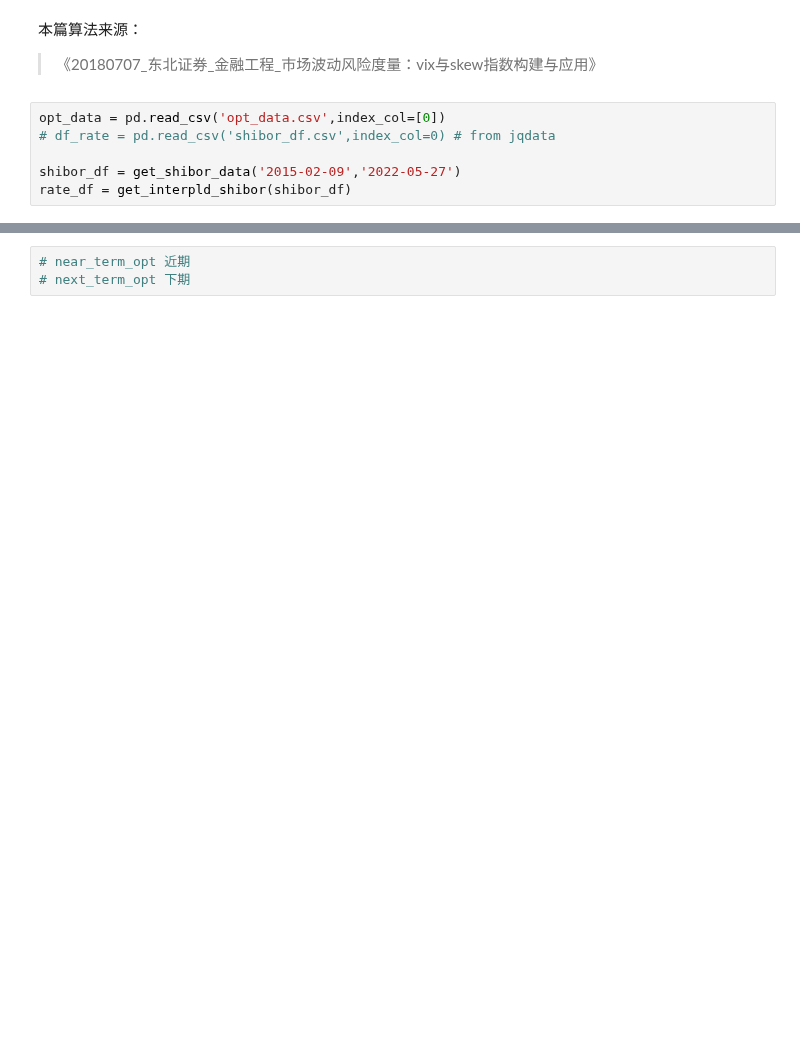
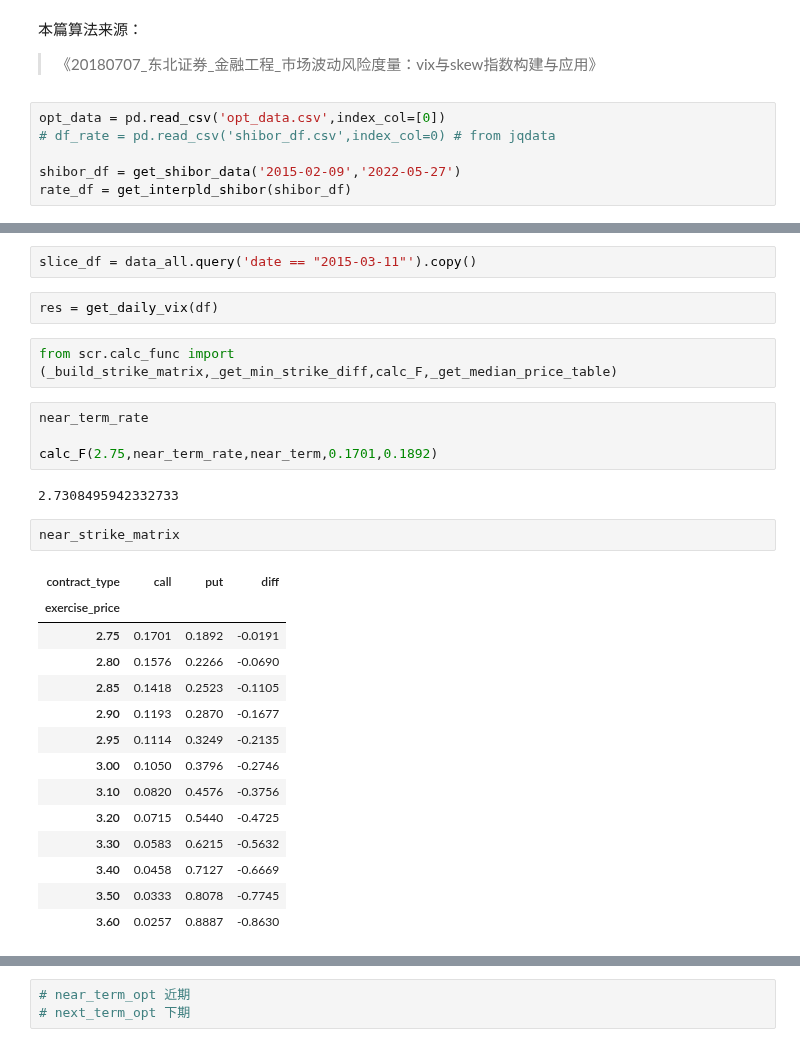
Before and after one commit to hugo2046/QuantsPlaybook, a Jupyter notebook: C-择时类/C-VIX中国版VIX编制手册/test.ipynb, the cells around one changed output, grey strips where cells are left out. Drawn from its saved outputs; the diff is of its cells as text; blank space fills up the shorter version.

```diff
--- a/C-择时类/C-VIX中国版VIX编制手册/test.ipynb
+++ b/C-择时类/C-VIX中国版VIX编制手册/test.ipynb
@@ -201,0 +72,29 @@ def calc_F(K: float, R: float, T: float, C: float, P: float) -> float:
+# %%
+slice_df = data_all.query('date == "2015-03-11"').copy()
+# %%
+res = get_daily_vix(df)
+# %%
+from scr.calc_func import (_build_strike_matrix,_get_min_strike_diff,calc_F,_get_median_price_table)
+# %%
+near_term_rate
+
+calc_F(2.75,near_term_rate,near_term,0.1701,0.1892)
+# %% [output]
+2.7308495942332733
+# %%
+near_strike_matrix
+# %% [output]
+| contract_type | call | put | diff |
+| exercise_price |  |  |  |
+| 2.75 | 0.1701 | 0.1892 | -0.0191 |
+| 2.80 | 0.1576 | 0.2266 | -0.0690 |
+| 2.85 | 0.1418 | 0.2523 | -0.1105 |
+| 2.90 | 0.1193 | 0.2870 | -0.1677 |
+| 2.95 | 0.1114 | 0.3249 | -0.2135 |
+| 3.00 | 0.1050 | 0.3796 | -0.2746 |
+| 3.10 | 0.0820 | 0.4576 | -0.3756 |
+| 3.20 | 0.0715 | 0.5440 | -0.4725 |
+| 3.30 | 0.0583 | 0.6215 | -0.5632 |
+| 3.40 | 0.0458 | 0.7127 | -0.6669 |
+| 3.50 | 0.0333 | 0.8078 | -0.7745 |
+| 3.60 | 0.0257 | 0.8887 | -0.8630 |
```
Also changed, not shown: parts of 17 cells of this notebook, 4 other files.
